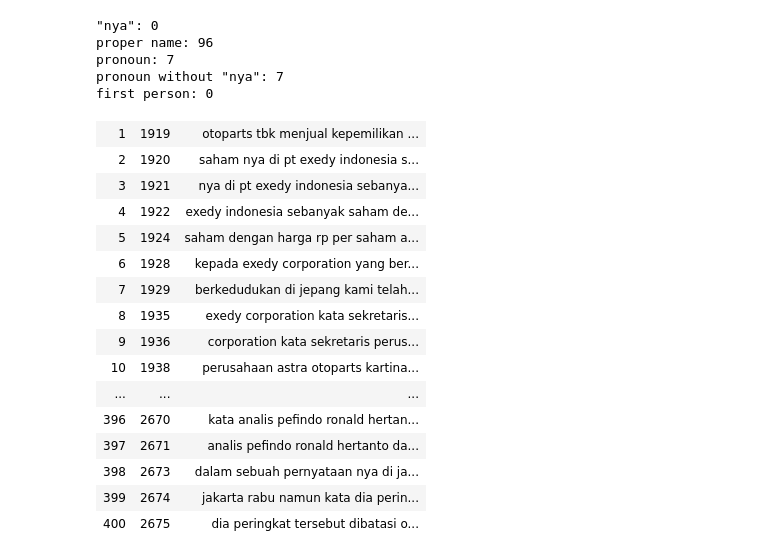
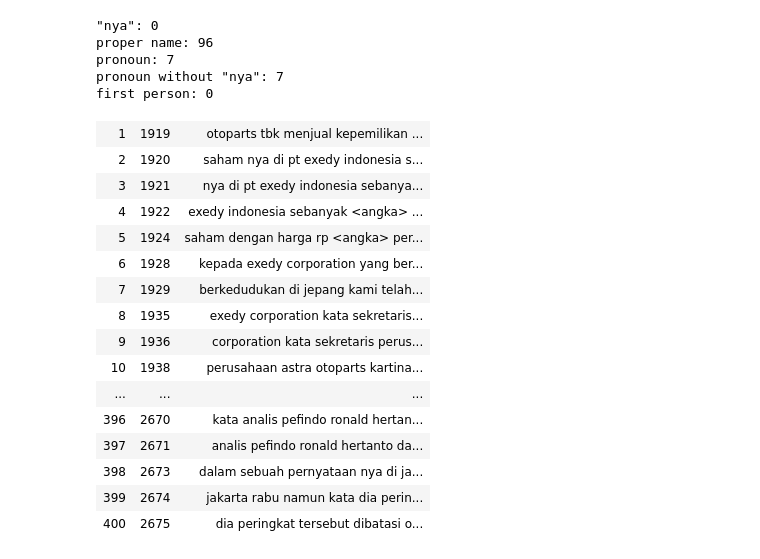
Before and after one commit to tugas-akhir-nlp/indonesian-coreference-resolution-cnn, a Jupyter notebook: singleton classifier analysis.ipynb, the cells around one changed output. Saved outputs shown, nothing was run; the diff lists cells and outputs as text; code cells hidden in the pictures.

```diff
--- a/singleton classifier analysis.ipynb
+++ b/singleton classifier analysis.ipynb
@@ -196,17 +197,17 @@ first person: 0
 # %%
 data_to_analyze, text_data_to_analyze = true_positives, true_positive_texts
 
 display(HTML(tabulate([
-    [i, idx, text]
+    [i, idx, escape(text)]
     for i, idx, text
     in zip(range(1, len(data_to_analyze) + 1), data_to_analyze['id'], text_data_to_analyze)
 ], tablefmt='html')))
 # %% [output]
 | 1 | 1919 | otoparts tbk menjual kepemilikan ... |
 | 2 | 1920 | saham nya di pt exedy indonesia s... |
 | 3 | 1921 | nya di pt exedy indonesia sebanya... |
-| 4 | 1922 | exedy indonesia sebanyak saham de... |
-| 5 | 1924 | saham dengan harga rp per saham a... |
+| 4 | 1922 | exedy indonesia sebanyak <angka> ... |
+| 5 | 1924 | saham dengan harga rp <angka> per... |
 | 6 | 1928 | kepada exedy corporation yang ber... |
 | 7 | 1929 | berkedudukan di jepang kami telah... |
 | 8 | 1935 | exedy corporation kata sekretaris... |
```
Also changed, not shown: parts of 4 cells of this notebook.
